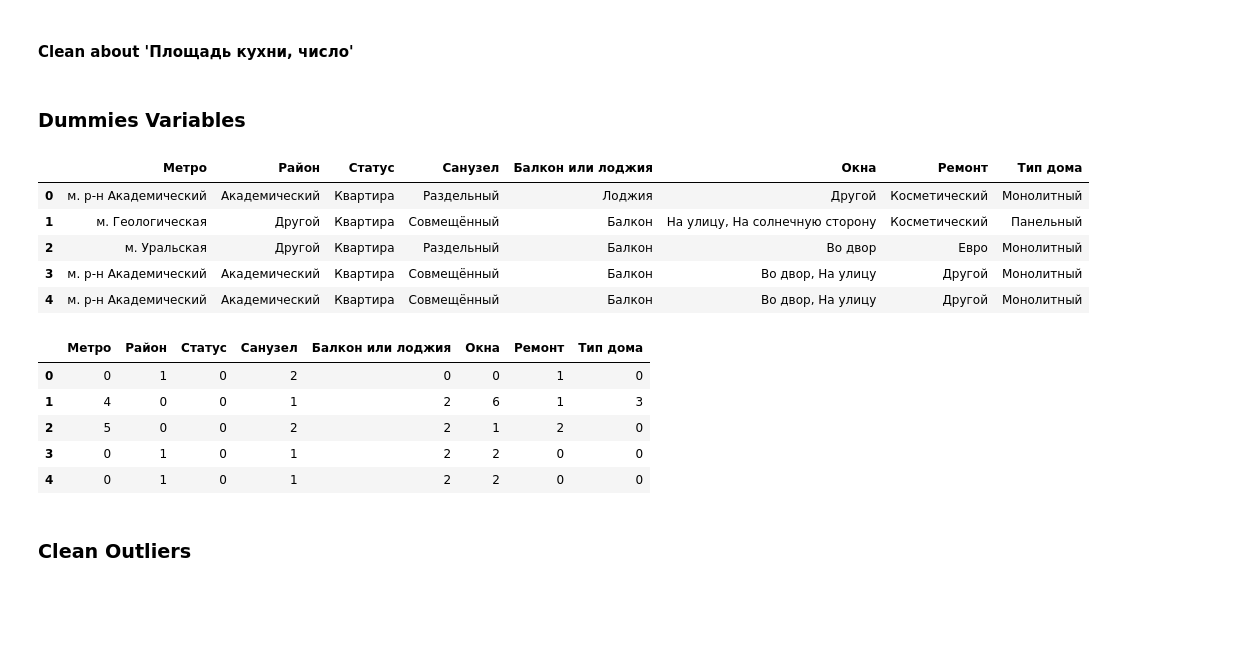
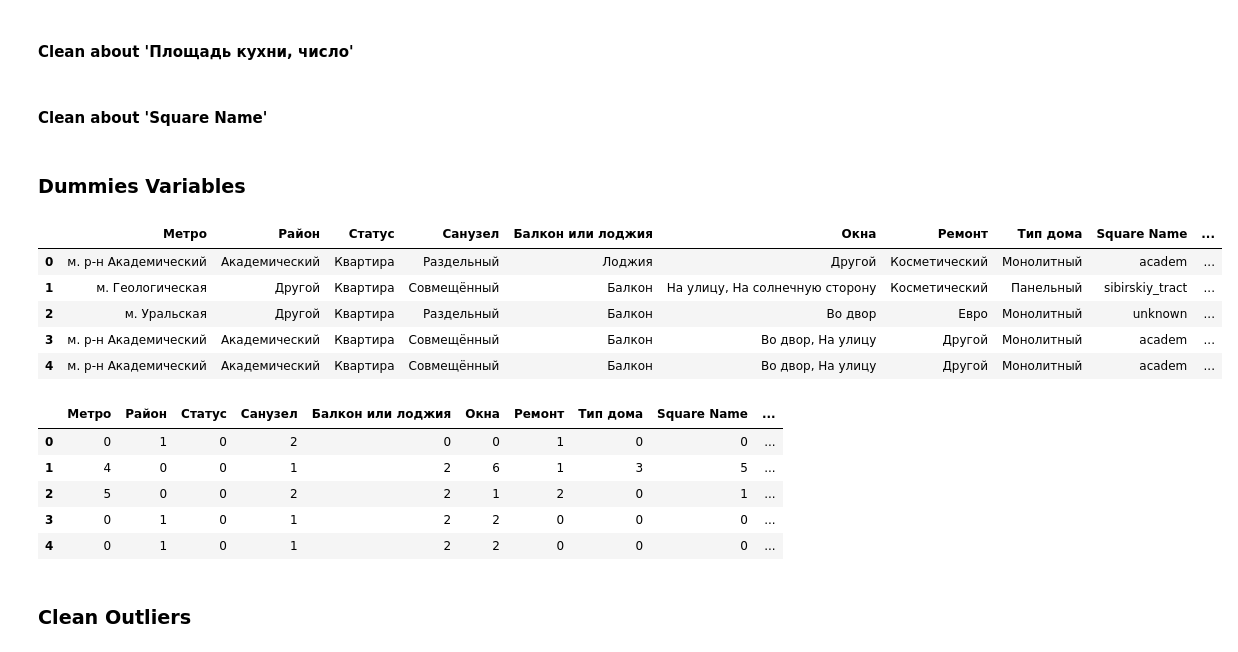
Before and after one commit to kuldii/avito_project, a Jupyter notebook: main.ipynb, the cells around one changed output. Drawn from its saved outputs; the diff is of its cells as text; code cells hidden in the pictures; blank space fills up the shorter version.

```diff
--- a/main.ipynb
+++ b/main.ipynb
@@ -49,7 +48,7 @@ main_df = pd.read_excel(dataset_filename, sheet_name="Sheet1")
 # Define important column to predict the price
 important_columns = [
     'Цена', 'Метро', 'Метро2', 'Метро. Время',
-    'Район', 'Продавец. Компания', 'Статус', 'Количество комнат',
+    'Район','Широта', 'Долгота', 'Продавец. Компания', 'Статус', 'Количество комнат',
     'Общая площадь, число', 'Этаж', 'Санузел',
     'Балкон или лоджия', 'Окна', 'Ремонт',
     'Тип дома', 'Этажей в доме', 'Площадь кухни, число'
@@ -97,3 +197,35 @@ Duplicated data (now) :  0
+# %%
+def find_nearest_station(df, stations):
+    stations_df = pd.DataFrame(stations)
+    nearest_stations = []
+    nearest_distances = []
+
+    for apt_index, apt in df.iterrows():
+        apt_coords = (apt['Широта'], apt['Долгота'])
+        min_distance = float('inf')
+        nearest_station = None
+
+        for _, station in stations_df.iterrows():
+            station_coords = (station['latitude'], station['longitude'])
+            distance = geodesic(apt_coords, station_coords).kilometers
+            distance = round(distance, 2)
+
+            if distance < min_distance:
+                min_distance = distance
+                nearest_station = station['station_name']
+
+        nearest_stations.append(nearest_station)
+        nearest_distances.append(float(min_distance))
+
+    df['Nearest Station'] = nearest_stations
+    df['Distance to Station'] = nearest_distances
+
+    return df
+
+with open('subway_stations.json', 'w', encoding='utf-8') as file:
+    json.dump(subway_stations, file, ensure_ascii=False, indent=4)
+
+main_df = find_nearest_station(main_df, subway_stations)
 # %% [markdown]
 #### Clean about 'Метро'
 # %%
@@ -168,20 +300,23 @@ main_df['Тип дома'].fillna('Другой', inplace=True)
 # %%
 main_df['Площадь кухни, число'] = main_df['Площадь кухни, число'].apply(lambda x: float(x.replace(",", ".")) if type(x) == str else float(x))
 main_df['Площадь кухни, число'].fillna(main_df['Площадь кухни, число'].mode()[0], inplace=True)
+# %% [markdown]
+#### Clean about 'Square Name'
+# %%
+main_df['Square Name'] = main_df['Square Name'].apply(lambda x: "unknown" if x == "" else x)
 # %% [markdown]
 ### Dummies Variables
 # %%
-preprocessing_categorical_columns = ['Метро', 'Район', 'Статус', 'Санузел', 'Балкон или лоджия', 'Окна', 'Ремонт', 'Тип дома']
+preprocessing_categorical_columns = ['Метро', 'Район', 'Статус', 'Санузел', 'Балкон или лоджия', 'Окна', 'Ремонт', 'Тип дома', 'Square Name', 'Nearest Station']
 main_df[preprocessing_categorical_columns].head()
 # %% [output]
-|  | Метро | Район | Статус | Санузел | Балкон или лоджия | Окна | Ремонт | Тип дома |
-| 0 | м. р-н Академический | Академический | Квартира | Раздельный | Лоджия | Другой | Косметический | Монолитный |
-| 1 | м. Геологическая | Другой | Квартира | Совмещённый | Балкон | На улицу, На солнечную сторону | Косметический | Панельный |
-| 2 | м. Уральская | Другой | Квартира | Раздельный | Балкон | Во двор | Евро | Монолитный |
-| 3 | м. р-н Академический | Академический | Квартира | Совмещённый | Балкон | Во двор, На улицу | Другой | Монолитный |
-| 4 | м. р-н Академический | Академический | Квартира | Совмещённый | Балкон | Во двор, На улицу | Другой | Монолитный |
+|  | Метро | Район | Статус | Санузел | Балкон или лоджия | Окна | Ремонт | Тип дома | Square Name | ... |
+| 0 | м. р-н Академический | Академический | Квартира | Раздельный | Лоджия | Другой | Косметический | Монолитный | academ | ... |
+| 1 | м. Геологическая | Другой | Квартира | Совмещённый | Балкон | На улицу, На солнечную сторону | Косметический | Панельный | sibirskiy_tract | ... |
+| 2 | м. Уральская | Другой | Квартира | Раздельный | Балкон | Во двор | Евро | Монолитный | unknown | ... |
+| 3 | м. р-н Академический | Академический | Квартира | Совмещённый | Балкон | Во двор, На улицу | Другой | Монолитный | academ | ... |
+| 4 | м. р-н Академический | Академический | Квартира | Совмещённый | Балкон | Во двор, На улицу | Другой | Монолитный | academ | ... |
 # %%
-preprocessing_categorical_columns = ['Метро', 'Район', 'Статус', 'Санузел', 'Балкон или лоджия', 'Окна', 'Ремонт', 'Тип дома']
 all_dummies_variable = []
 dict_dummies_variable = dict()
 
@@ -201,12 +336,12 @@ for cat_column in preprocessing_categorical_columns:
 
 main_df[preprocessing_categorical_columns].head()
 # %% [output]
-|  | Метро | Район | Статус | Санузел | Балкон или лоджия | Окна | Ремонт | Тип дома |
-| 0 | 0 | 1 | 0 | 2 | 0 | 0 | 1 | 0 |
-| 1 | 4 | 0 | 0 | 1 | 2 | 6 | 1 | 3 |
-| 2 | 5 | 0 | 0 | 2 | 2 | 1 | 2 | 0 |
-| 3 | 0 | 1 | 0 | 1 | 2 | 2 | 0 | 0 |
-| 4 | 0 | 1 | 0 | 1 | 2 | 2 | 0 | 0 |
+|  | Метро | Район | Статус | Санузел | Балкон или лоджия | Окна | Ремонт | Тип дома | Square Name | ... |
+| 0 | 0 | 1 | 0 | 2 | 0 | 0 | 1 | 0 | 0 | ... |
+| 1 | 4 | 0 | 0 | 1 | 2 | 6 | 1 | 3 | 5 | ... |
+| 2 | 5 | 0 | 0 | 2 | 2 | 1 | 2 | 0 | 1 | ... |
+| 3 | 0 | 1 | 0 | 1 | 2 | 2 | 0 | 0 | 0 | ... |
+| 4 | 0 | 1 | 0 | 1 | 2 | 2 | 0 | 0 | 0 | ... |
 # %% [markdown]
 ### Clean Outliers
 # %%
```
Also changed, not shown: parts of 18 cells of this notebook.
